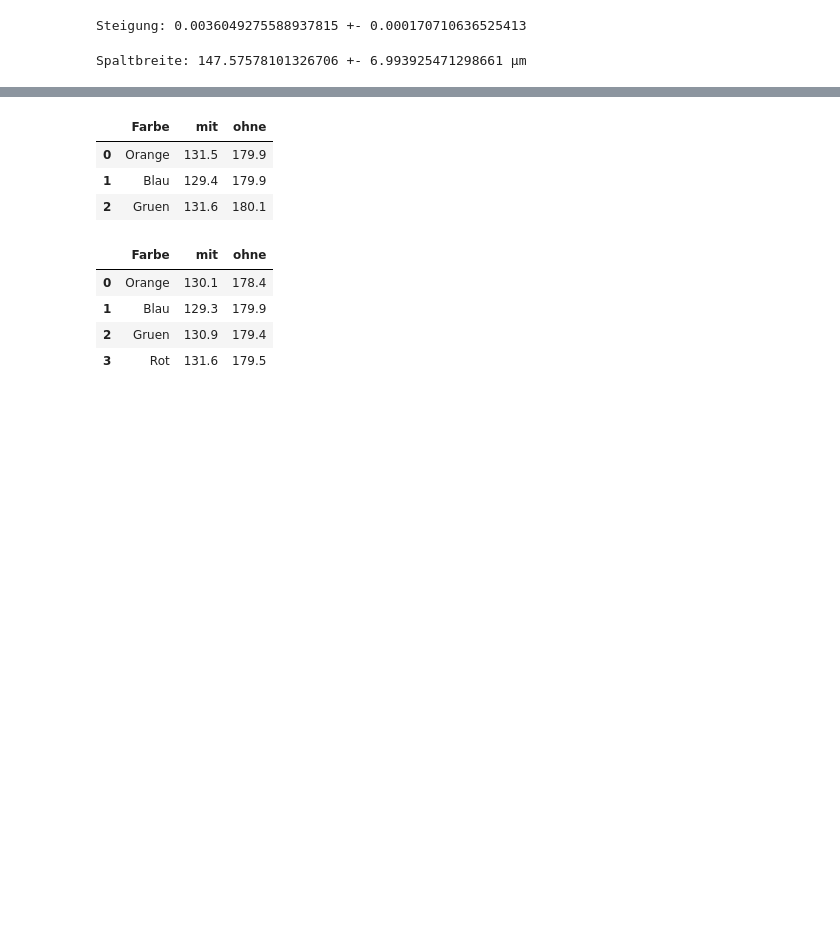
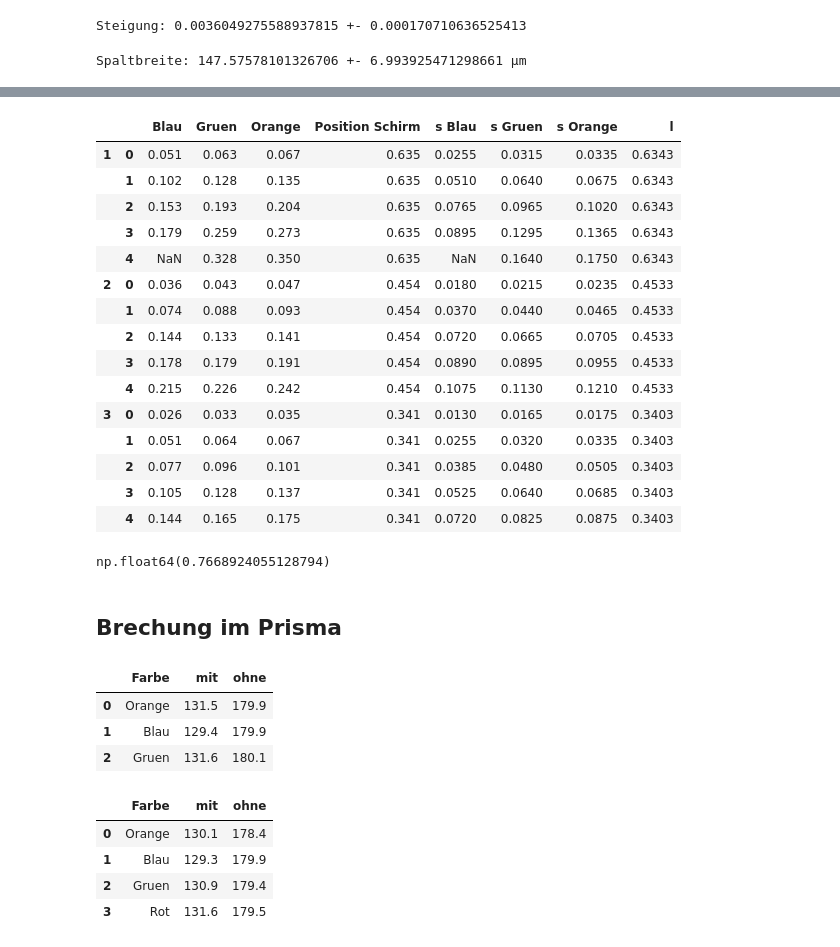
Before and after one commit to RombusBombus/AP3, a Jupyter notebook: BUB/BUB.ipynb, the cells around one changed output, grey strips where cells are left out. Drawn from its saved outputs; the diff is of its cells as text; code cells hidden in the pictures; blank space fills up the shorter version.

Commit message:
Beugung Gitter

```diff
--- a/BUB/BUB.ipynb
+++ b/BUB/BUB.ipynb
@@ -138,0 +141,14 @@ Spaltbreite: 147.57578101326706 +- 6.993925471298661 µm
+# %%
+pos_schirm = np.array([63.5, 45.4, 34.1])
+u_pos_schirm = 0.5e-3
+
+pos_gitter = 6.7e-3
+u_pos_gitter = 0.5e-3
+
+dfs = {
+    i: pd.read_excel("BUB.xlsx", sheet_name=f"Beugungsgitter{i}") for i in range(1, 4)
+}
+beugung_gitter = pd.concat(dfs)
+beugung_gitter["Position Schirm"] = pos_schirm.repeat(5)
+beugung_gitter *= 1e-2  # Abstaende Minima in cm
+beugung_gitter
@@ -139,3 +172,42 @@ Spaltbreite: 147.57578101326706 +- 6.993925471298661 µm
+# %%
+# s berechnen (Position Schirm - Position Gitter)
+s_gitter = beugung_gitter[["Blau", "Gruen", "Orange"]] / 2
+u_s_gitter = np.sqrt(u_messschieber**2 + u_ablese**2)
+beugung_gitter[["s Blau", "s Gruen", "s Orange"]] = s_gitter
+
+# l berechnen (Position Papier - Position Gitter)
+l_gitter = beugung_gitter["Position Schirm"] + d_schirm_papier - pos_gitter
+u_l_gitter = np.sqrt(u_pos_gitter**2 + u_ablese**2 + u_messschieber**2)
+beugung_gitter["l"] = l_gitter
+
+beugung_gitter
+# %% [output]
+|  |  | Blau | Gruen | Orange | Position Schirm | s Blau | s Gruen | s Orange | l |
+| 1 | 0 | 0.051 | 0.063 | 0.067 | 0.635 | 0.0255 | 0.0315 | 0.0335 | 0.6343 |
+|  | 1 | 0.102 | 0.128 | 0.135 | 0.635 | 0.0510 | 0.0640 | 0.0675 | 0.6343 |
+|  | 2 | 0.153 | 0.193 | 0.204 | 0.635 | 0.0765 | 0.0965 | 0.1020 | 0.6343 |
+|  | 3 | 0.179 | 0.259 | 0.273 | 0.635 | 0.0895 | 0.1295 | 0.1365 | 0.6343 |
+|  | 4 | NaN | 0.328 | 0.350 | 0.635 | NaN | 0.1640 | 0.1750 | 0.6343 |
+| 2 | 0 | 0.036 | 0.043 | 0.047 | 0.454 | 0.0180 | 0.0215 | 0.0235 | 0.4533 |
+|  | 1 | 0.074 | 0.088 | 0.093 | 0.454 | 0.0370 | 0.0440 | 0.0465 | 0.4533 |
+|  | 2 | 0.144 | 0.133 | 0.141 | 0.454 | 0.0720 | 0.0665 | 0.0705 | 0.4533 |
+|  | 3 | 0.178 | 0.179 | 0.191 | 0.454 | 0.0890 | 0.0895 | 0.0955 | 0.4533 |
+|  | 4 | 0.215 | 0.226 | 0.242 | 0.454 | 0.1075 | 0.1130 | 0.1210 | 0.4533 |
+| 3 | 0 | 0.026 | 0.033 | 0.035 | 0.341 | 0.0130 | 0.0165 | 0.0175 | 0.3403 |
+|  | 1 | 0.051 | 0.064 | 0.067 | 0.341 | 0.0255 | 0.0320 | 0.0335 | 0.3403 |
+|  | 2 | 0.077 | 0.096 | 0.101 | 0.341 | 0.0385 | 0.0480 | 0.0505 | 0.3403 |
+|  | 3 | 0.105 | 0.128 | 0.137 | 0.341 | 0.0525 | 0.0640 | 0.0685 | 0.3403 |
+|  | 4 | 0.144 | 0.165 | 0.175 | 0.341 | 0.0720 | 0.0825 | 0.0875 | 0.3403 |
+# %%
+# zeigen, dass die Kleinwinkelnäherung zu ungenau ist
+alphas_kwn = s_gitter / l_gitter.repeat(3).values.reshape((15, -1))
+alphas_exact = np.arctan(s_gitter / l_gitter.repeat(3).values.reshape((15, -1)))
+rel_abweichungen = (np.abs(alphas_exact - alphas_kwn) / alphas_exact).dropna()
+rel_abweichungen.values.mean() * 100  # in Prozent, größer als vorher
+# %% [output]
+np.float64(0.7668924055128794)
+# %% [markdown]
+## Brechung im Prisma
 # %%
 pd.read_excel("BUB.xlsx", sheet_name="PrismaQuecksilber")
 # %% [output]
```
Also changed, not shown: parts of 5 cells of this notebook, 1 other file.
